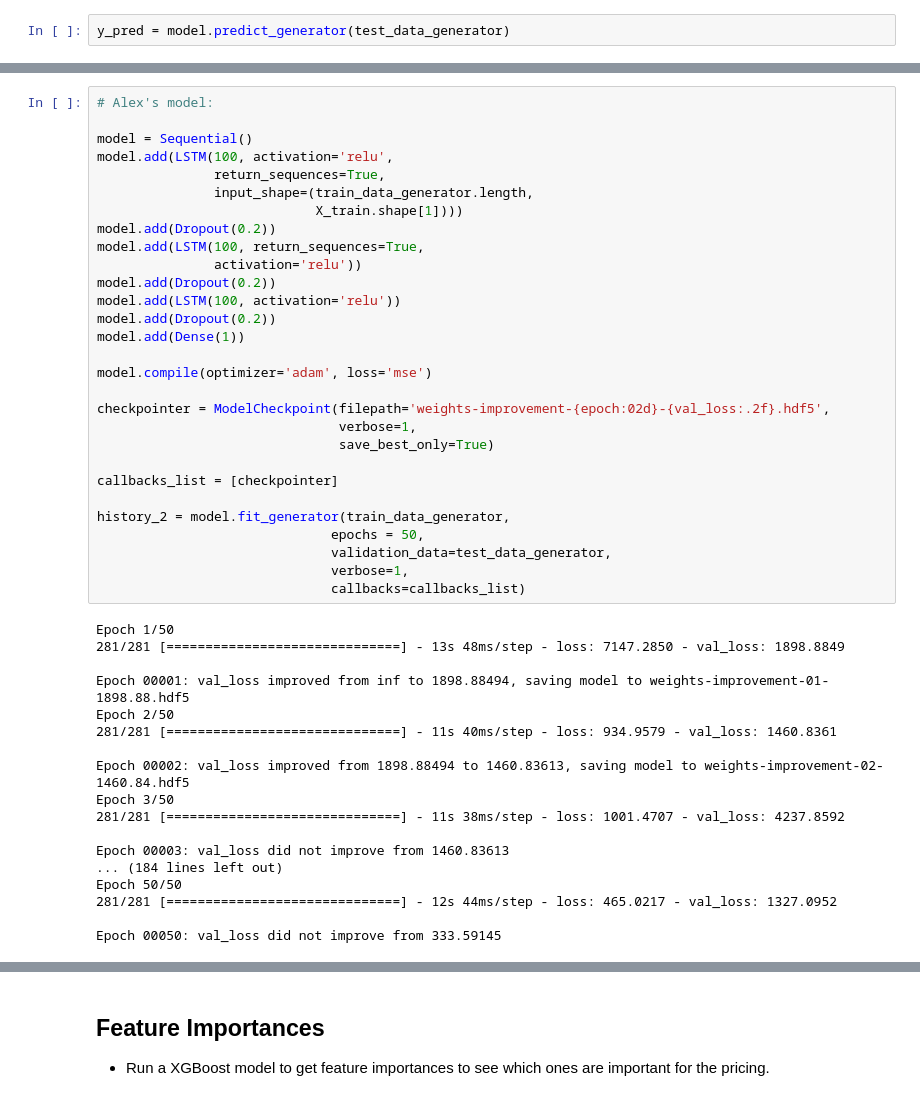
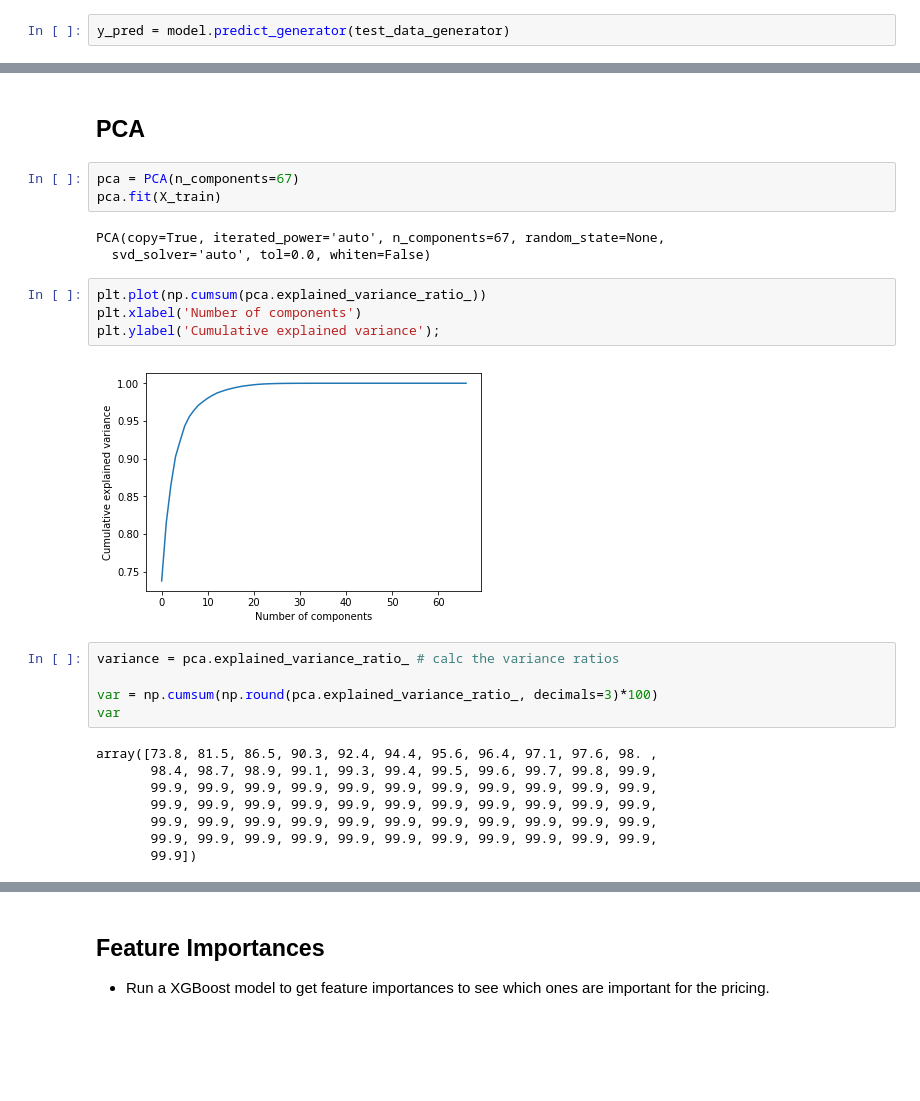
Before and after one commit to labs14-investment-risk-analysis/Data-Science, a Jupyter notebook: optimized_model.ipynb, the cells around one changed output, grey strips where cells are left out. Saved outputs shown, nothing was run; the diff lists cells and outputs as text; blank space fills up the shorter version.

```diff
--- a/optimized_model.ipynb
+++ b/optimized_model.ipynb
@@ -475,47 +544,27 @@ plt.plot(y_test);
-# %%
-# Alex's model:
-
-model = Sequential()
-model.add(LSTM(100, activation='relu',
-               return_sequences=True,
-               input_shape=(train_data_generator.length,
-                            X_train.shape[1])))
-model.add(Dropout(0.2))
-model.add(LSTM(100, return_sequences=True,
-               activation='relu'))
-model.add(Dropout(0.2))
-model.add(LSTM(100, activation='relu'))
-model.add(Dropout(0.2))
-model.add(Dense(1))
-
-model.compile(optimizer='adam', loss='mse')
-
-checkpointer = ModelCheckpoint(filepath='weights-improvement-{epoch:02d}-{val_loss:.2f}.hdf5',
-                               verbose=1,
-                               save_best_only=True)
-
-callbacks_list = [checkpointer]
-
-history_2 = model.fit_generator(train_data_generator,
-                              epochs = 50,
-                              validation_data=test_data_generator,
-                              verbose=1,
-                              callbacks=callbacks_list)
-# %% [output]
-Epoch 1/50
-281/281 [==============================] - 13s 48ms/step - loss: 7147.2850 - val_loss: 1898.8849
-
-Epoch 00001: val_loss improved from inf to 1898.88494, saving model to weights-improvement-01-1898.88.hdf5
-Epoch 2/50
-281/281 [==============================] - 11s 40ms/step - loss: 934.9579 - val_loss: 1460.8361
-
-Epoch 00002: val_loss improved from 1898.88494 to 1460.83613, saving model to weights-improvement-02-1460.84.hdf5
-Epoch 3/50
-281/281 [==============================] - 11s 38ms/step - loss: 1001.4707 - val_loss: 4237.8592
-
-Epoch 00003: val_loss did not improve from 1460.83613
-... (184 lines left out)
-Epoch 50/50
-281/281 [==============================] - 12s 44ms/step - loss: 465.0217 - val_loss: 1327.0952
-
-Epoch 00050: val_loss did not improve from 333.59145
+# %% [markdown]
+## PCA
+# %%
+pca = PCA(n_components=67)
+pca.fit(X_train)
+# %% [output]
+PCA(copy=True, iterated_power='auto', n_components=67, random_state=None,
+  svd_solver='auto', tol=0.0, whiten=False)
+# %%
+plt.plot(np.cumsum(pca.explained_variance_ratio_))
+plt.xlabel('Number of components')
+plt.ylabel('Cumulative explained variance');
+# %% [output]
+[figure, added]
+# %%
+variance = pca.explained_variance_ratio_ # calc the variance ratios
+
+var = np.cumsum(np.round(pca.explained_variance_ratio_, decimals=3)*100)
+var
+# %% [output]
+array([73.8, 81.5, 86.5, 90.3, 92.4, 94.4, 95.6, 96.4, 97.1, 97.6, 98. ,
+       98.4, 98.7, 98.9, 99.1, 99.3, 99.4, 99.5, 99.6, 99.7, 99.8, 99.9,
+       99.9, 99.9, 99.9, 99.9, 99.9, 99.9, 99.9, 99.9, 99.9, 99.9, 99.9,
+       99.9, 99.9, 99.9, 99.9, 99.9, 99.9, 99.9, 99.9, 99.9, 99.9, 99.9,
+       99.9, 99.9, 99.9, 99.9, 99.9, 99.9, 99.9, 99.9, 99.9, 99.9, 99.9,
+       99.9, 99.9, 99.9, 99.9, 99.9, 99.9, 99.9, 99.9, 99.9, 99.9, 99.9,
+       99.9])
```
Also changed, not shown: parts of 52 cells of this notebook.
